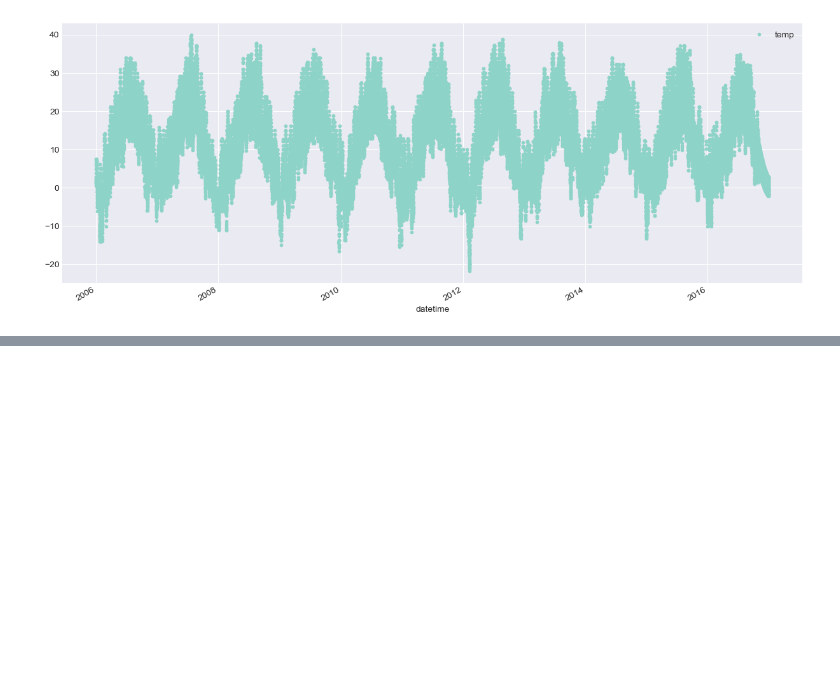
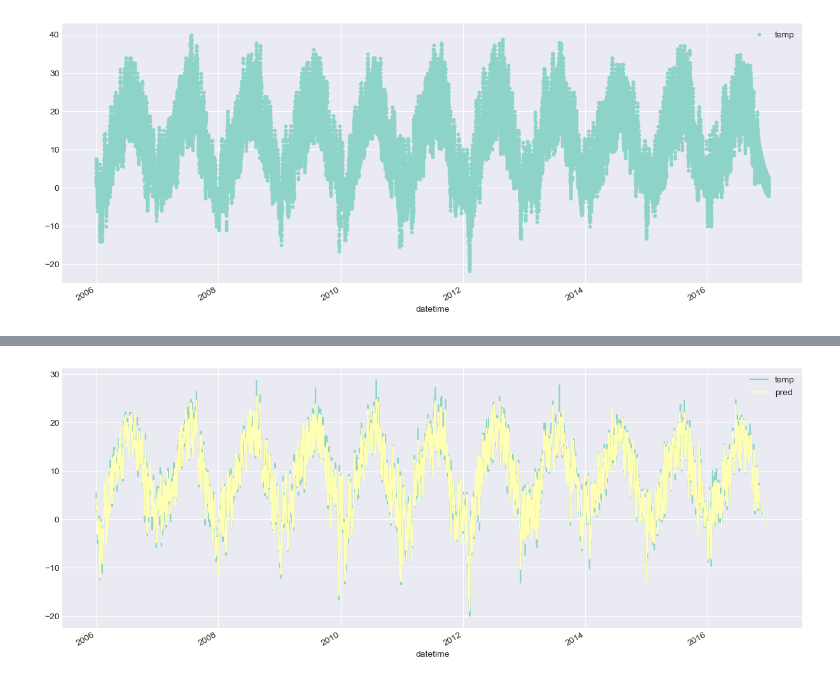
Before and after one commit to sngrajesh/DeepLearningAndNeuralNetworks, a Jupyter notebook: Day09-RNN-Implementation/L09.1-RNN-Single-Feature.ipynb, the cells around one changed output, grey strips where cells are left out. Drawn from its saved outputs; the diff is of its cells as text; code cells hidden in the pictures; blank space fills up the shorter version.

```diff
--- a/Day09-RNN-Implementation/L09.1-RNN-Single-Feature.ipynb
+++ b/Day09-RNN-Implementation/L09.1-RNN-Single-Feature.ipynb
@@ -341,0 +349,9 @@ plt.scatter(result_df.index, result_df.test,c='DarkBlue', marker='.')
+# %%
+y_tr_pred = model.predict(X_train)
+y_ts_pred = model.predict(X_test)
+y_pred = np.append(y_tr_pred,y_ts_pred)
+
+
+res_df = y_df.copy()
+res_df['pred'] = y_pred
+res_df
@@ -341,0 +374,5 @@ plt.scatter(result_df.index, result_df.test,c='DarkBlue', marker='.')
+# %%
+res_df.plot(x='datetime', y=['temp', 'pred'])
+plt.show()
+# %% [output]
+[figure, added]
```
Also changed, not shown: parts of 27 cells of this notebook.
